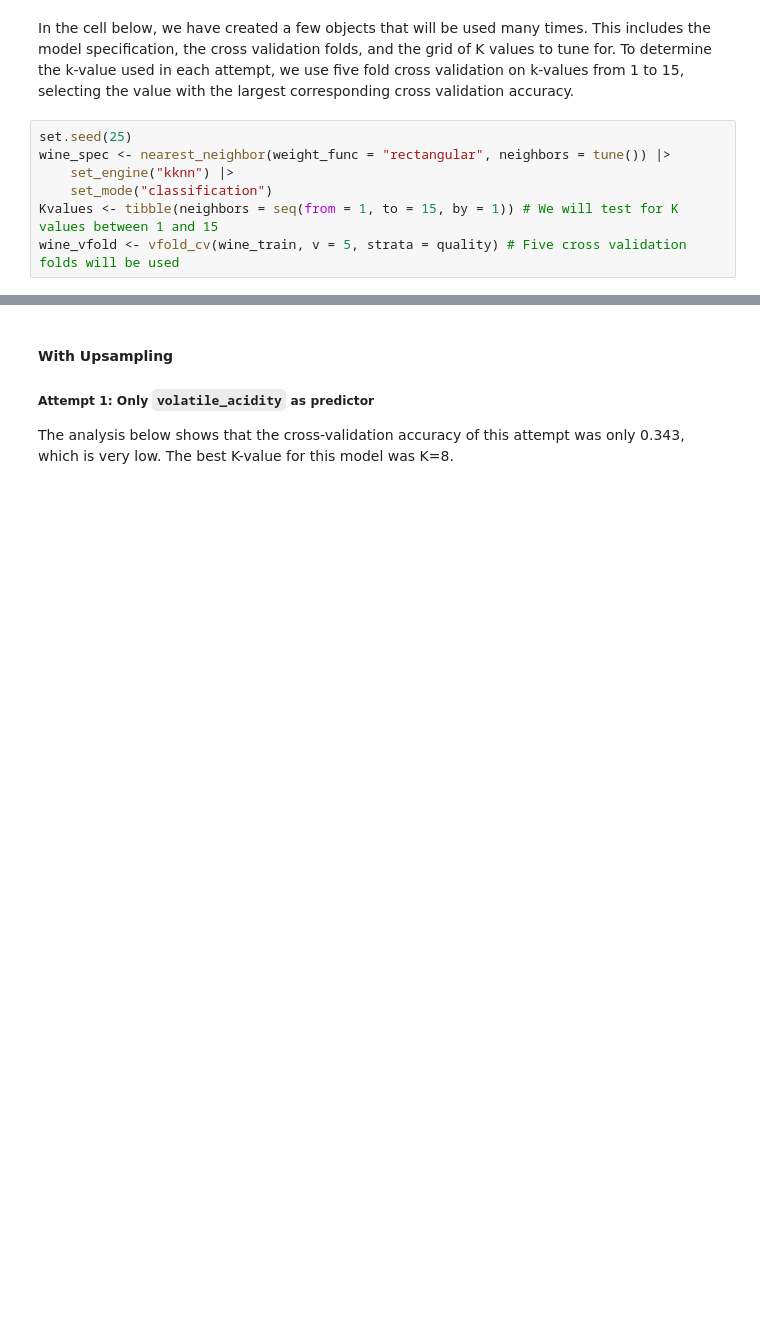
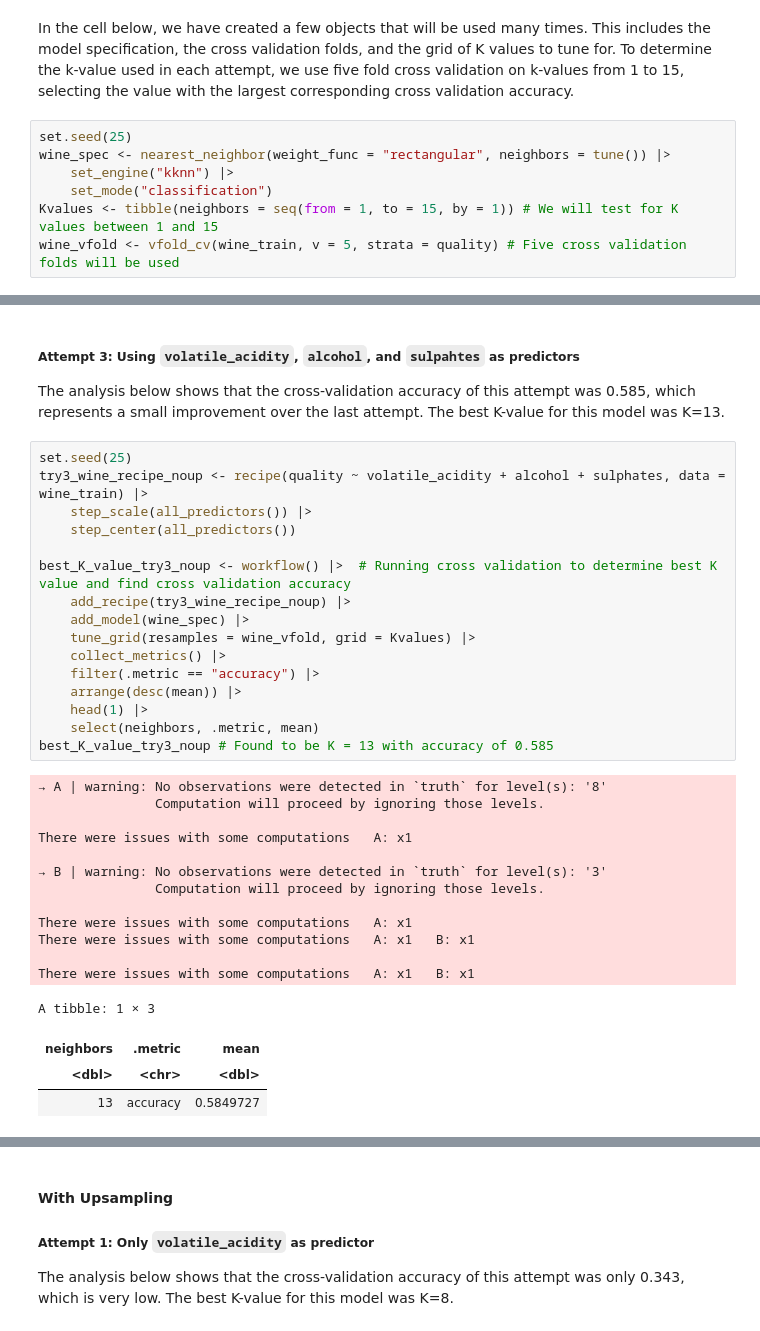
Before and after one commit to MostLeVert/goup01dsci100, a Jupyter notebook: Project_report-2.ipynb, the cells around one changed output, grey strips where cells are left out. Drawn from its saved outputs; the diff is of its cells as text; blank space fills up the shorter version.

```diff
--- a/Project_report-2.ipynb
+++ b/Project_report-2.ipynb
@@ -172,0 +242,36 @@ Need to redo the procedure withour upsampling here so we can compare in the disc
+# %% [markdown]
+##### Attempt 3: Using `volatile_acidity`, `alcohol`, and `sulpahtes` as predictors
+The analysis below shows that the cross-validation accuracy of this attempt was 0.585, which represents a small improvement over the last attempt. The best K-value for this model was K=13.
+# %%
+set.seed(25)
+try3_wine_recipe_noup <- recipe(quality ~ volatile_acidity + alcohol + sulphates, data = wine_train) |>
+    step_scale(all_predictors()) |>
+    step_center(all_predictors())
+
+best_K_value_try3_noup <- workflow() |>  # Running cross validation to determine best K value and find cross validation accuracy
+    add_recipe(try3_wine_recipe_noup) |>
+    add_model(wine_spec) |>
+    tune_grid(resamples = wine_vfold, grid = Kvalues) |>
+    collect_metrics() |>
+    filter(.metric == "accuracy") |>
+    arrange(desc(mean)) |>
+    head(1) |>
+    select(neighbors, .metric, mean)
+best_K_value_try3_noup # Found to be K = 13 with accuracy of 0.585
+# %% [output]
+→ A | warning: No observations were detected in `truth` for level(s): '8'
+               Computation will proceed by ignoring those levels.
+
+There were issues with some computations   A: x1
+
+→ B | warning: No observations were detected in `truth` for level(s): '3'
+               Computation will proceed by ignoring those levels.
+
+There were issues with some computations   A: x1
+There were issues with some computations   A: x1   B: x1
+
+There were issues with some computations   A: x1   B: x1
+A tibble: 1 × 3
+| neighbors | .metric | mean |
+| <dbl> | <chr> | <dbl> |
+| 13 | accuracy | 0.5849727 |
```
Also changed, not shown: parts of 18 cells of this notebook.
